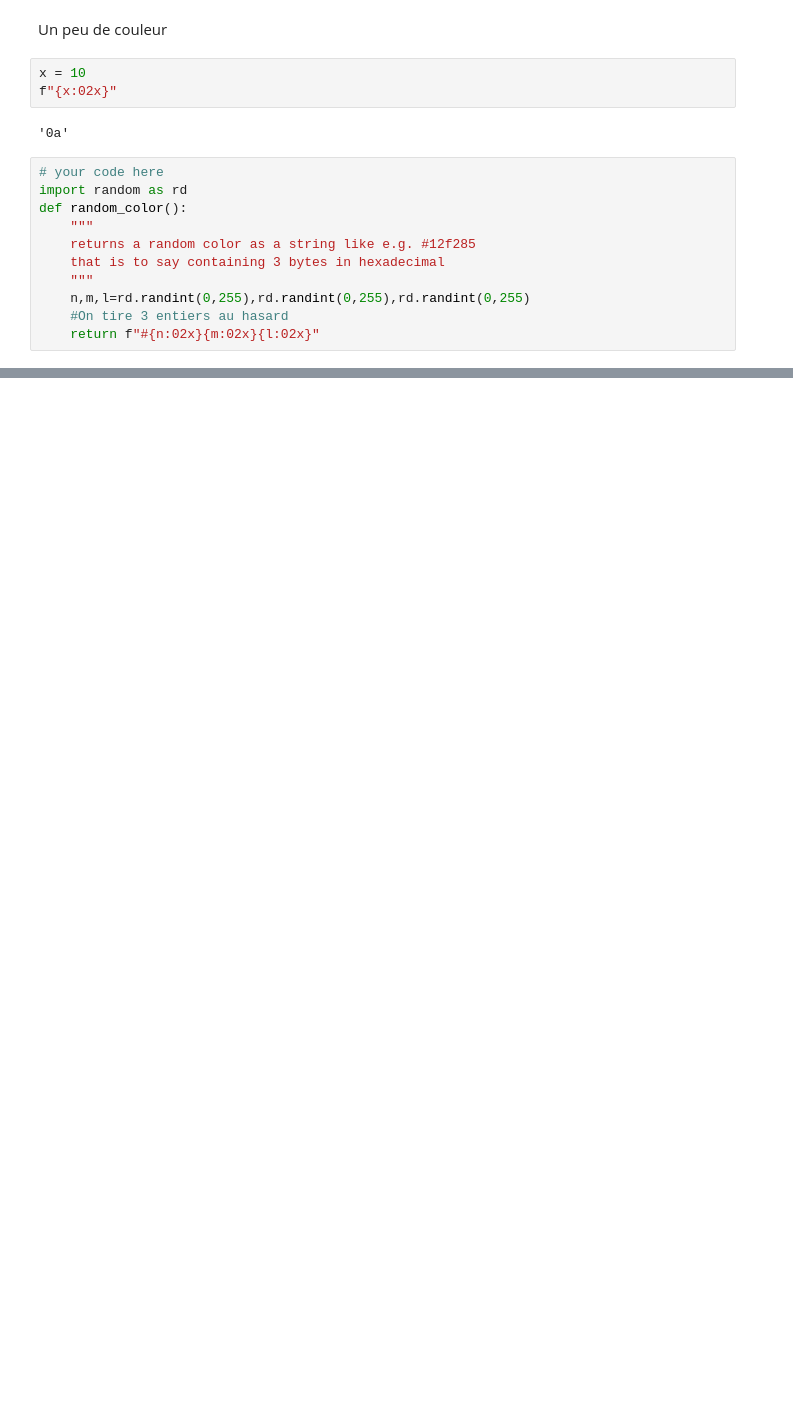
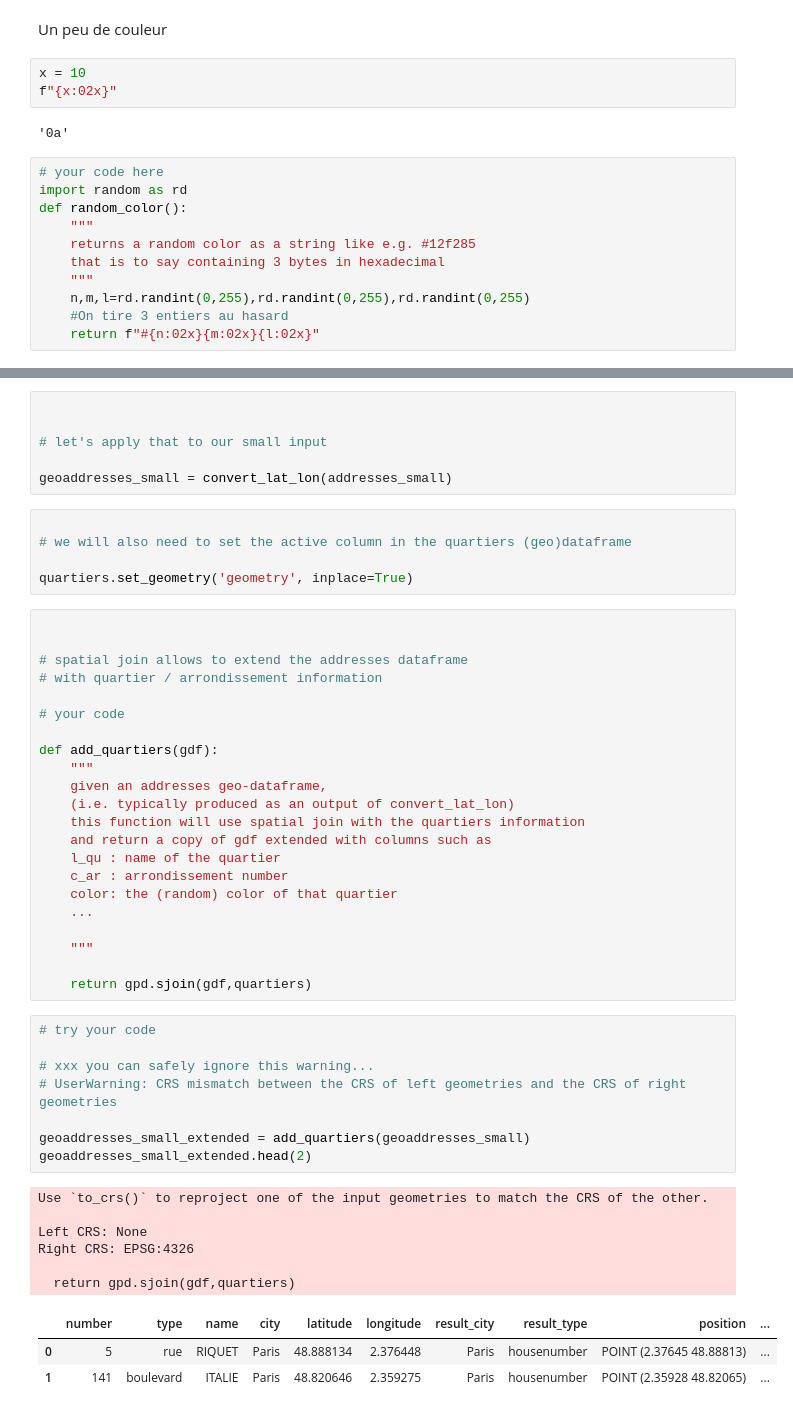
Before and after one commit to alexandreszsz/tp_geoloc, a Jupyter notebook: sheet1.ipynb, the cells around one changed output, grey strips where cells are left out. Drawn from its saved outputs; the diff is of its cells as text; blank space fills up the shorter version.

```diff
--- a/sheet1.ipynb
+++ b/sheet1.ipynb
@@ -422,0 +445,51 @@ paris_map()
+# %%
+
+
+# let's apply that to our small input
+
+geoaddresses_small = convert_lat_lon(addresses_small)
+# %%
+
+# we will also need to set the active column in the quartiers (geo)dataframe
+
+quartiers.set_geometry('geometry', inplace=True)
+# %%
+
+
+# spatial join allows to extend the addresses dataframe
+# with quartier / arrondissement information
+
+# your code
+
+def add_quartiers(gdf):
+    """
+    given an addresses geo-dataframe,
+    (i.e. typically produced as an output of convert_lat_lon)
+    this function will use spatial join with the quartiers information
+    and return a copy of gdf extended with columns such as
+    l_qu : name of the quartier
+    c_ar : arrondissement number
+    color: the (random) color of that quartier
+    ...
+
+    """
+
+    return gpd.sjoin(gdf,quartiers)
+# %%
+# try your code
+
+# xxx you can safely ignore this warning...
+# UserWarning: CRS mismatch between the CRS of left geometries and the CRS of right geometries
+
+geoaddresses_small_extended = add_quartiers(geoaddresses_small)
+geoaddresses_small_extended.head(2)
+# %% [output]
+Use `to_crs()` to reproject one of the input geometries to match the CRS of the other.
+
+Left CRS: None
+Right CRS: EPSG:4326
+
+  return gpd.sjoin(gdf,quartiers)
+|  | number | type | name | city | latitude | longitude | result_city | result_type | position | ... |
+| 0 | 5 | rue | RIQUET | Paris | 48.888134 | 2.376448 | Paris | housenumber | POINT (2.37645 48.88813) | ... |
+| 1 | 141 | boulevard | ITALIE | Paris | 48.820646 | 2.359275 | Paris | housenumber | POINT (2.35928 48.82065) | ... |
```
Also changed, not shown: parts of 14 cells of this notebook, 4 other files.
